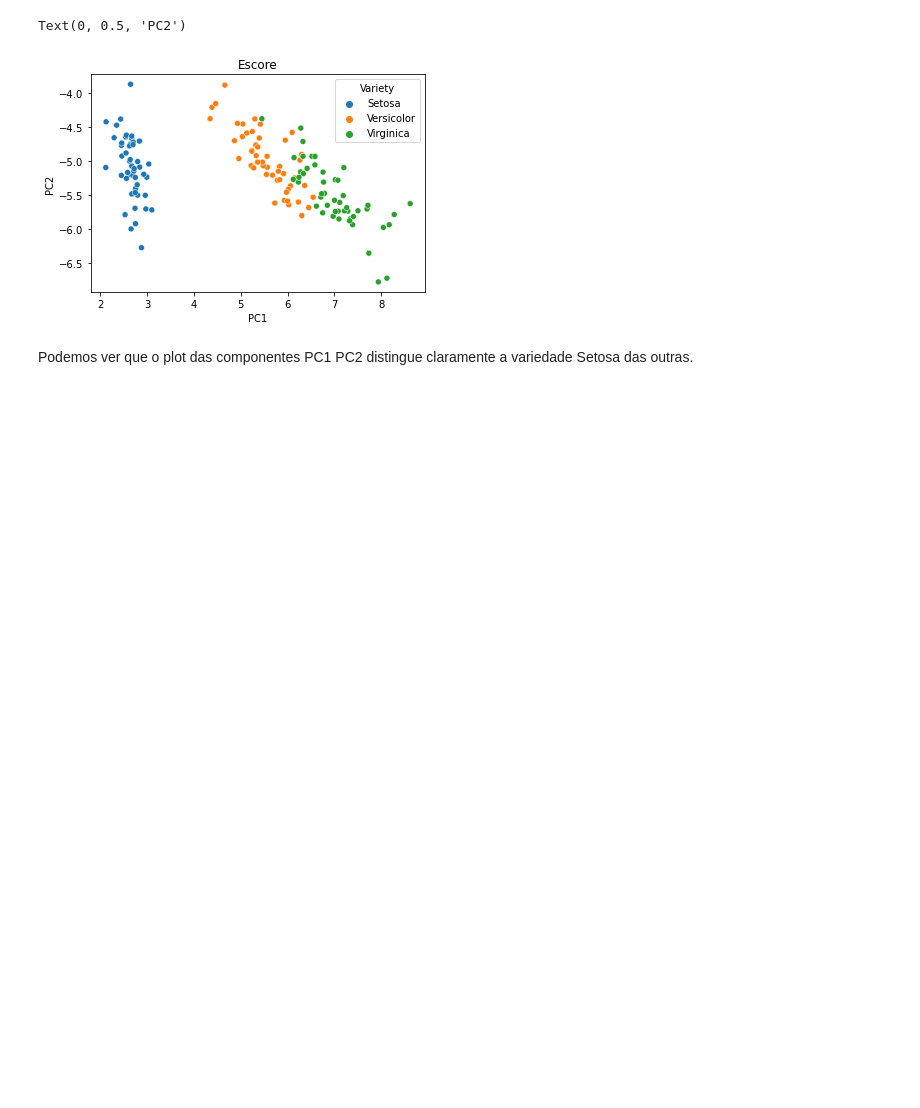
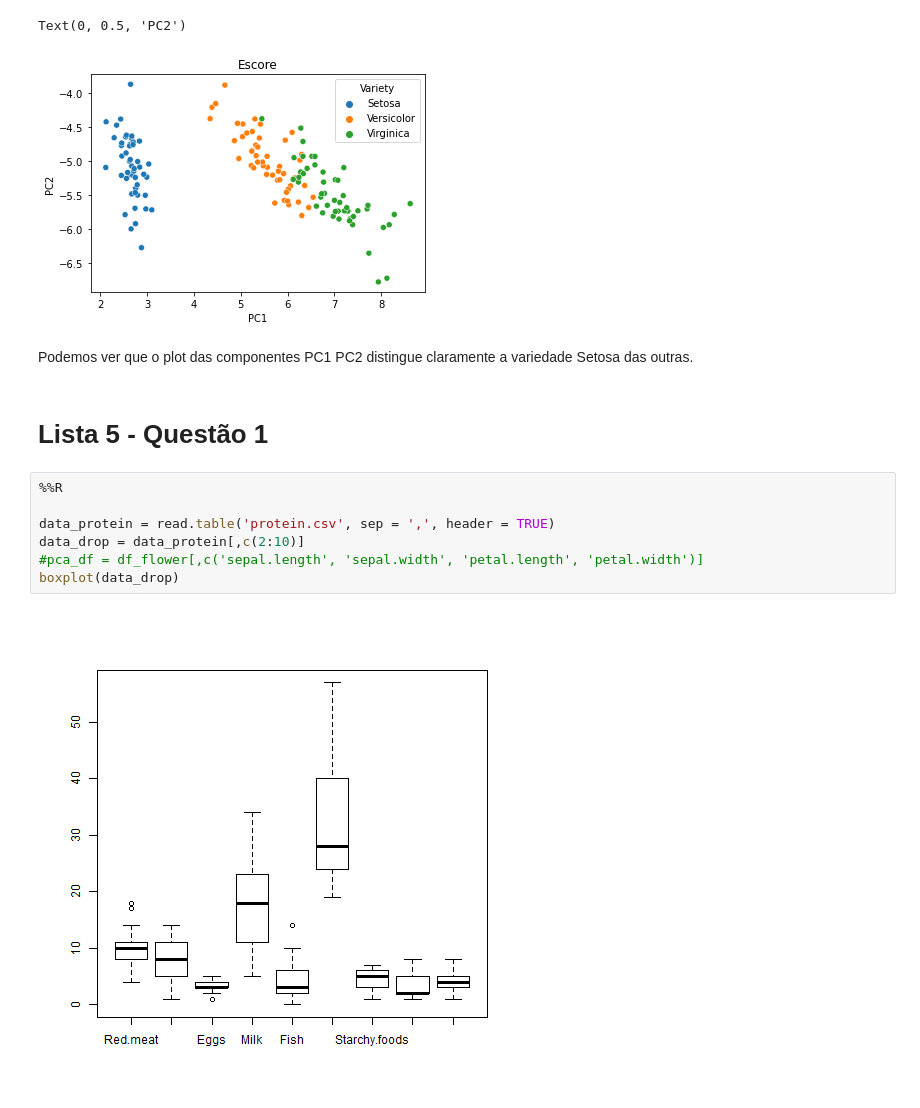
Before and after one commit to derSchmetterling/multivariate_analysis, a Jupyter notebook: AM_trabalho_4/trab_4.ipynb, the cells around one changed output. Saved outputs shown, nothing was run; the diff lists cells and outputs as text; blank space fills up the shorter version.

```diff
--- a/AM_trabalho_4/trab_4.ipynb
+++ b/AM_trabalho_4/trab_4.ipynb
@@ -323,3 +323,14 @@ Text(0, 0.5, 'PC2')
 [figure]
 # %% [markdown]
 Podemos ver que o plot das componentes PC1 PC2 distingue claramente a variedade Setosa das outras.
+# %% [markdown]
+# Lista 5 - Questão 1
+# %%
+%%R
+
+data_protein = read.table('protein.csv', sep = ',', header = TRUE)
+data_drop = data_protein[,c(2:10)]
+#pca_df = df_flower[,c('sepal.length', 'sepal.width', 'petal.length', 'petal.width')]
+boxplot(data_drop)
+# %% [output]
+[figure, added]
```
Also changed, not shown: parts of 15 cells of this notebook, 1 other file.
